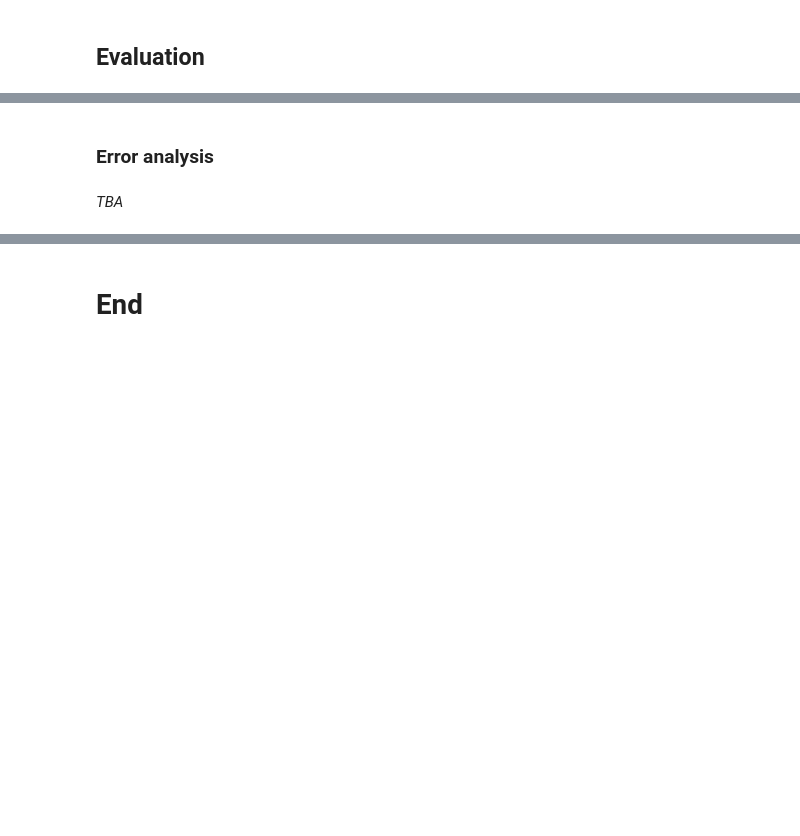
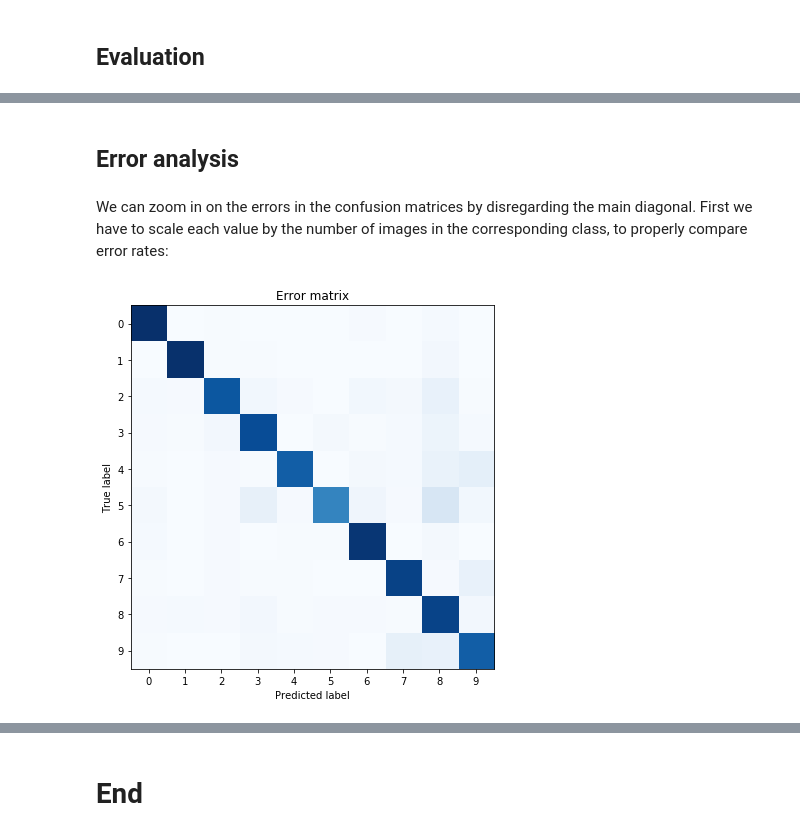
Before and after one commit to h183502/DAT158ML, a Jupyter notebook: Part2-classification/DAT158-Part2-Classification.ipynb, the cells around one changed output, grey strips where cells are left out. Saved outputs shown, nothing was run; the diff lists cells and outputs as text; code cells hidden in the pictures; blank space fills up the shorter version.

```diff
--- a/Part2-classification/DAT158-Part2-Classification.ipynb
+++ b/Part2-classification/DAT158-Part2-Classification.ipynb
@@ -689,4 +873,12 @@ Some of the things we've learned so far:
 # %% [markdown]
-### Error analysis
+## Error analysis
-# %% [markdown]
-*TBA*
+# %% [markdown]
+We can zoom in on the errors in the confusion matrices by disregarding the main diagonal. First we have to scale each value by the number of images in the corresponding class, to properly compare error rates:
+# %%
+row_sums = sgd_cm.sum(axis=1, keepdims=True)
+norm_sgd_cm = sgd_cm / row_sums
+# %%
+_ = plot_confusion_matrix(norm_sgd_cm, classes=sgd_clf.classes_,
+                         title="Error matrix", labels=False)
+# %% [output]
+[figure, added]
```
Also changed, not shown: parts of 80 cells of this notebook.
